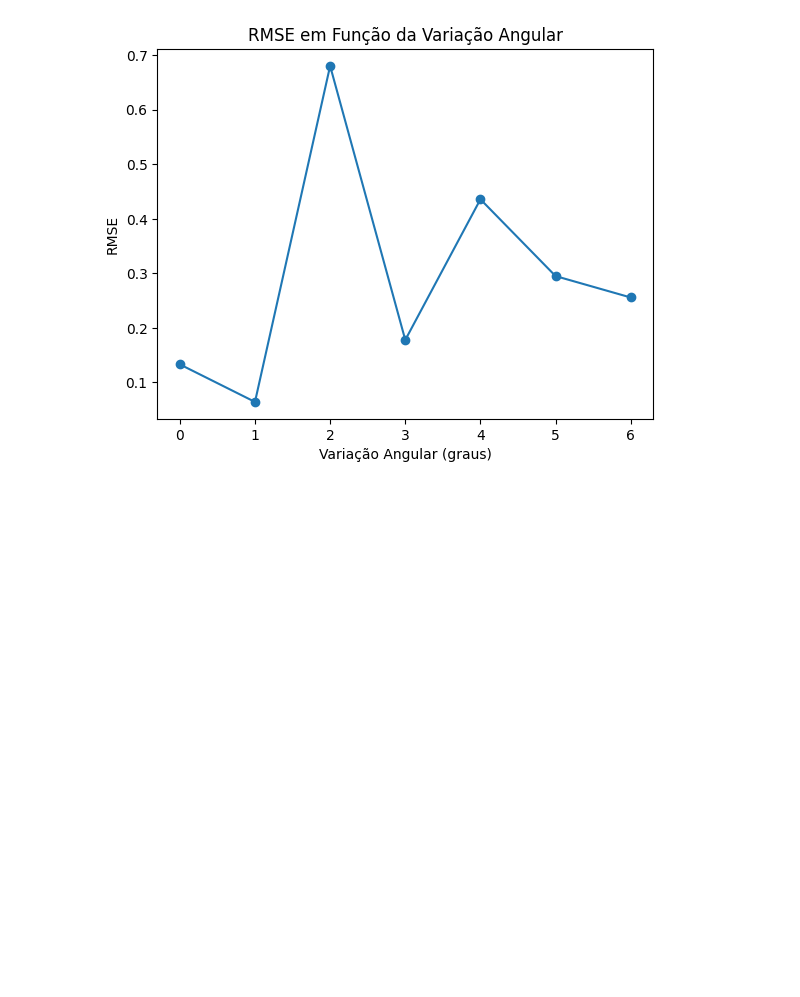
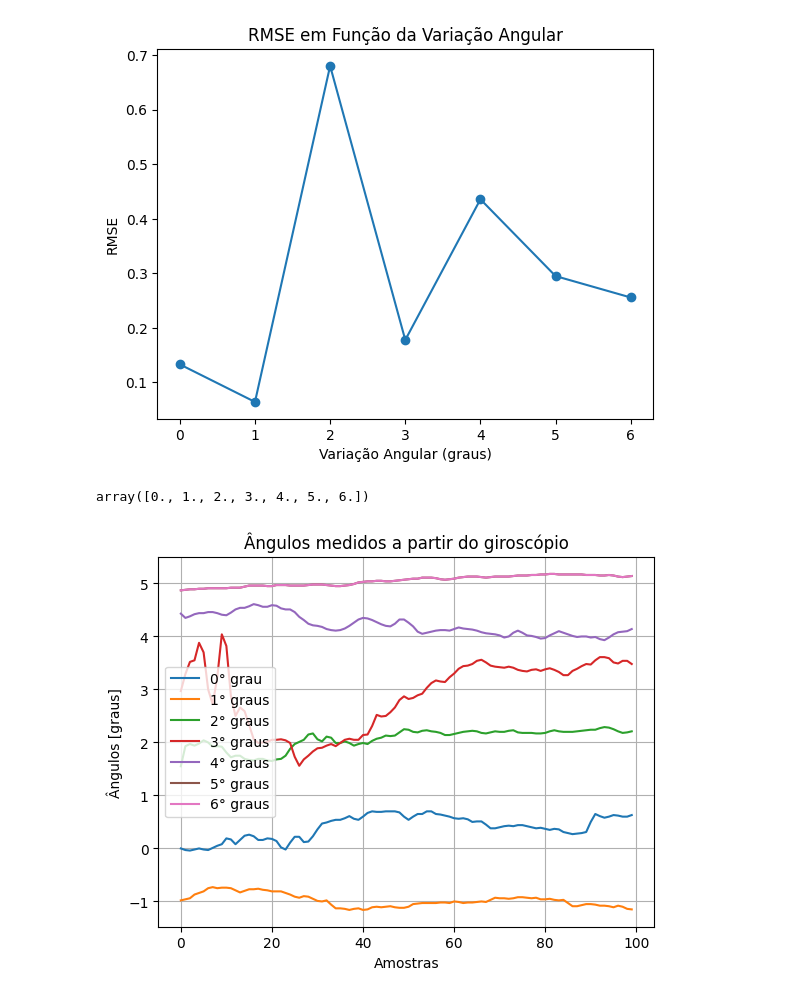
Before and after one commit to luizros/Instrumentacao_Eletr-nica, a Jupyter notebook: src/main/REQM.ipynb, the cells around one changed output. Drawn from its saved outputs; the diff is of its cells as text; code cells hidden in the pictures; blank space fills up the shorter version.

```diff
--- a/src/main/REQM.ipynb
+++ b/src/main/REQM.ipynb
@@ -80,3 +80,47 @@ plt.ylabel('RMSE')
 plt.show()
 # %% [output]
 [figure]
+# %%
+# A partir dos valores dos ângulos
+# Lendo os dados do arquivo CSV
+df = pd.read_csv('./giro.csv', delimiter=';', header=None)
+
+# Separando os ângulos reais e os valores estimados
+angulos_reais = df.iloc[0, :].values
+valores_estimados = df.iloc[1:, :].values
+
+angulos_reais
+# %% [output]
+array([0., 1., 2., 3., 4., 5., 6.])
+# %%
+import pandas as pd
+import matplotlib.pyplot as plt
+
+# Lendo o arquivo CSV
+df = np.genfromtxt('./giro.csv', delimiter=';', skip_header=1)
+
+d0 = df[:, 0]
+d1 = df[:, 1]
+d2 = df[:, 2]
+d3 = df[:, 3]
+d4 = df[:, 4]
+d5 = df[:, 5]
+d6 = df[:, 6]
+
+
+plt.plot(d0, label='0° grau')
+plt.plot(d1, label='1° graus')
+plt.plot(d2, label='2° graus')
+plt.plot(d3, label='3° graus')
+plt.plot(d4, label='4° graus')
+plt.plot(d5, label='5° graus')
+plt.plot(d5, label='6° graus')
+
+plt.legend()
+plt.title('Ângulos medidos a partir do giroscópio')
+plt.xlabel('Amostras')
+plt.ylabel('Ângulos [graus]')
+plt.grid(visible=True, axis='both')
+plt.savefig('my_plot1.png')
+# %% [output]
+[figure, added]
```
Also changed, not shown: parts of 3 cells of this notebook.
